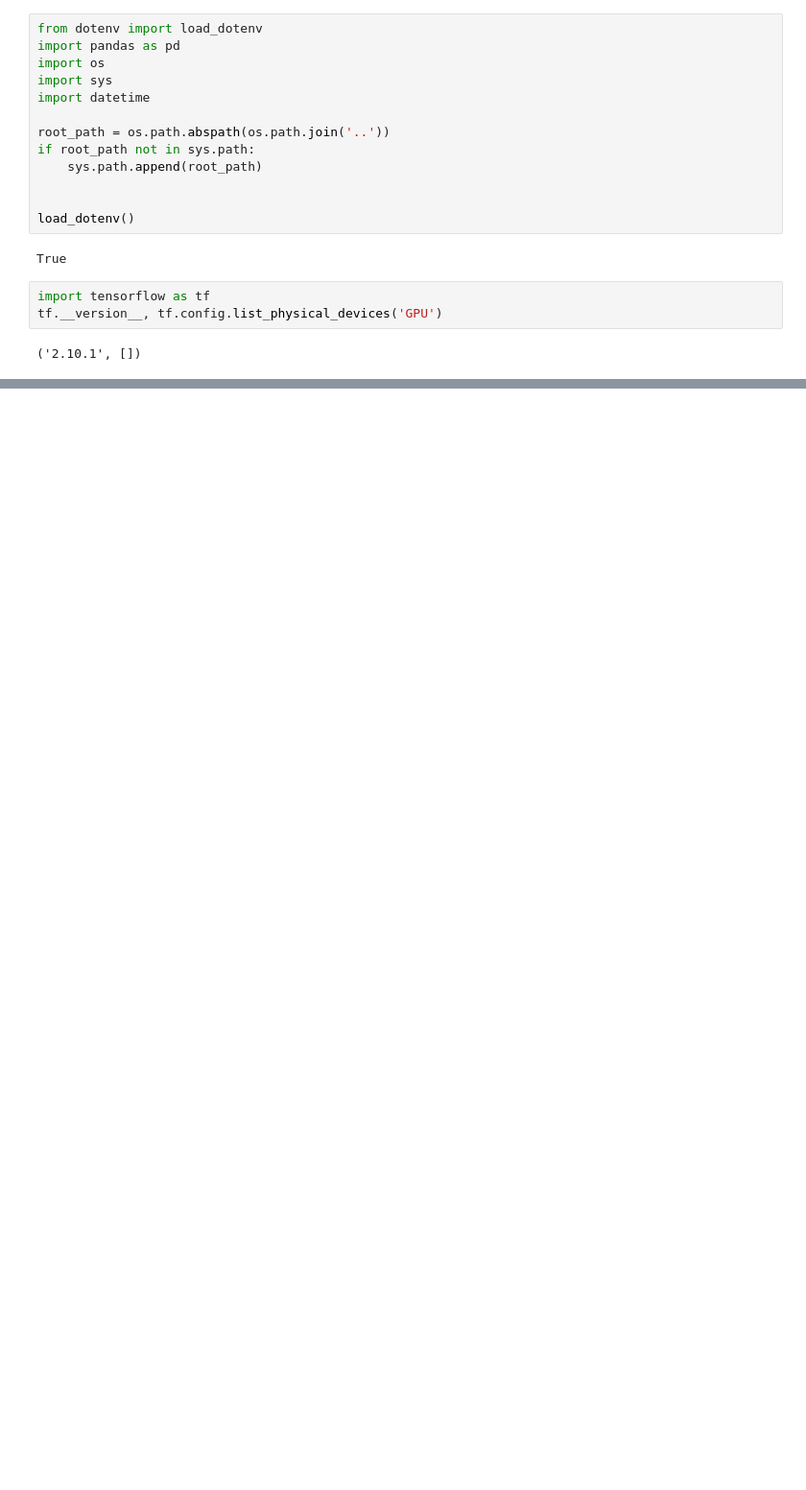
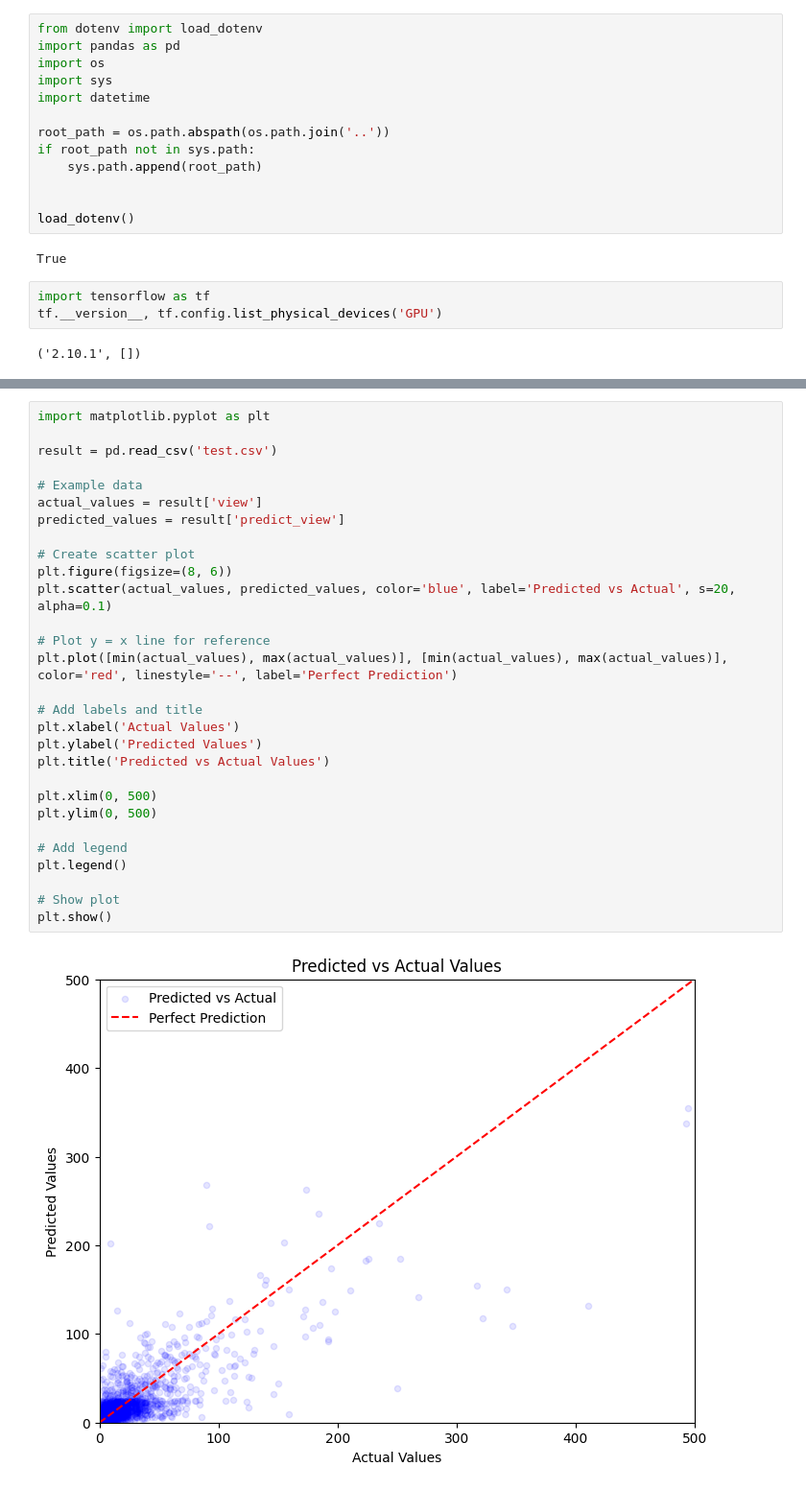
Before and after one commit to catan271/datn, a Jupyter notebook: training/train.ipynb, the cells around one changed output, grey strips where cells are left out. Shown at 96% size. Saved outputs shown, nothing was run; the diff lists cells and outputs as text; blank space fills up the shorter version.

```diff
--- a/training/train.ipynb
+++ b/training/train.ipynb
@@ -148,0 +188,31 @@ df.to_csv('test.csv')
+# %%
+import matplotlib.pyplot as plt
+
+result = pd.read_csv('test.csv')
+
+# Example data
+actual_values = result['view']
+predicted_values = result['predict_view']
+
+# Create scatter plot
+plt.figure(figsize=(8, 6))
+plt.scatter(actual_values, predicted_values, color='blue', label='Predicted vs Actual', s=20, alpha=0.1)
+
+# Plot y = x line for reference
+plt.plot([min(actual_values), max(actual_values)], [min(actual_values), max(actual_values)], color='red', linestyle='--', label='Perfect Prediction')
+
+# Add labels and title
+plt.xlabel('Actual Values')
+plt.ylabel('Predicted Values')
+plt.title('Predicted vs Actual Values')
+
+plt.xlim(0, 500)
+plt.ylim(0, 500)
+
+# Add legend
+plt.legend()
+
+# Show plot
+plt.show()
+# %% [output]
+[figure, added]
```
Also changed, not shown: parts of 7 cells of this notebook, 29 other files.
